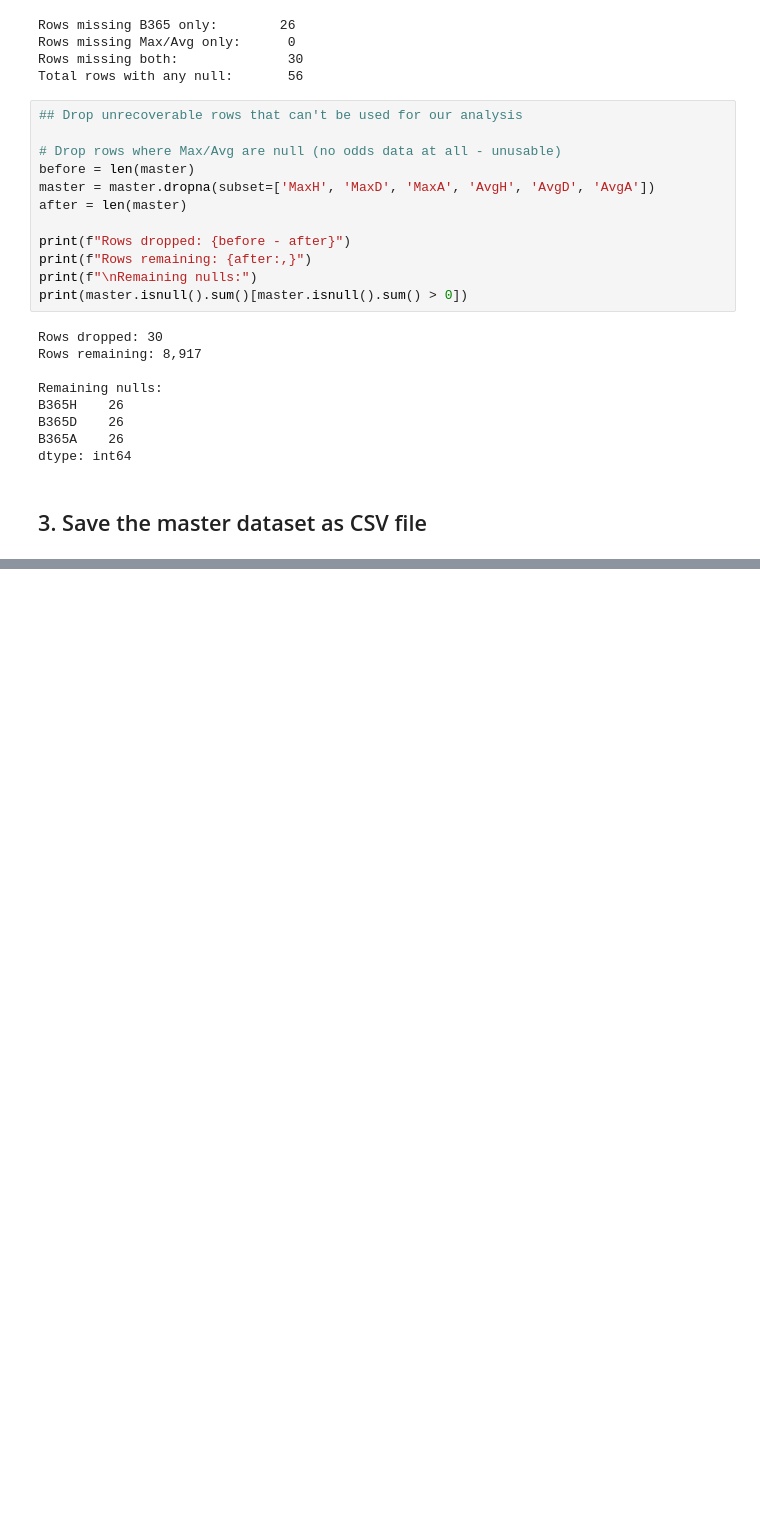
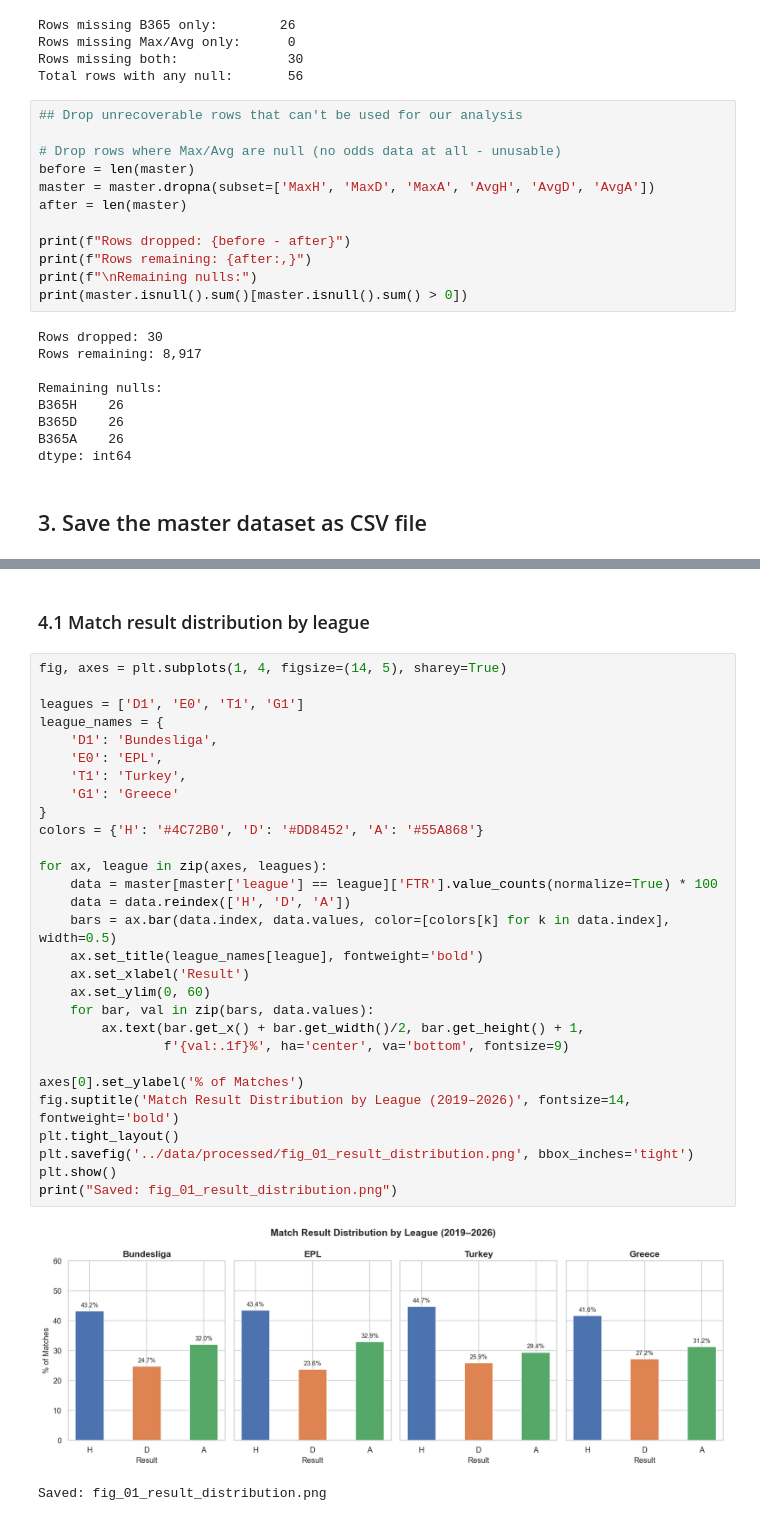
Before and after one commit to vladislavkivaev/football-betting-integrity-monitor, a Jupyter notebook: notebooks/01_eda.ipynb, the cells around one changed output, grey strips where cells are left out. Saved outputs shown, nothing was run; the diff lists cells and outputs as text; blank space fills up the shorter version.

```diff
--- a/notebooks/01_eda.ipynb
+++ b/notebooks/01_eda.ipynb
@@ -428,0 +465,34 @@ Preview:
+# %% [markdown]
+### 4.1 Match result distribution by league
+# %%
+fig, axes = plt.subplots(1, 4, figsize=(14, 5), sharey=True)
+
+leagues = ['D1', 'E0', 'T1', 'G1']
+league_names = {
+    'D1': 'Bundesliga',
+    'E0': 'EPL',
+    'T1': 'Turkey',
+    'G1': 'Greece'
+}
+colors = {'H': '#4C72B0', 'D': '#DD8452', 'A': '#55A868'}
+
+for ax, league in zip(axes, leagues):
+    data = master[master['league'] == league]['FTR'].value_counts(normalize=True) * 100
+    data = data.reindex(['H', 'D', 'A'])
+    bars = ax.bar(data.index, data.values, color=[colors[k] for k in data.index], width=0.5)
+    ax.set_title(league_names[league], fontweight='bold')
+    ax.set_xlabel('Result')
+    ax.set_ylim(0, 60)
+    for bar, val in zip(bars, data.values):
+        ax.text(bar.get_x() + bar.get_width()/2, bar.get_height() + 1,
+                f'{val:.1f}%', ha='center', va='bottom', fontsize=9)
+
+axes[0].set_ylabel('% of Matches')
+fig.suptitle('Match Result Distribution by League (2019–2026)', fontsize=14, fontweight='bold')
+plt.tight_layout()
+plt.savefig('../data/processed/fig_01_result_distribution.png', bbox_inches='tight')
+plt.show()
+print("Saved: fig_01_result_distribution.png")
+# %% [output]
+[figure, added]
+Saved: fig_01_result_distribution.png
```
Also changed, not shown: parts of 28 cells of this notebook.
